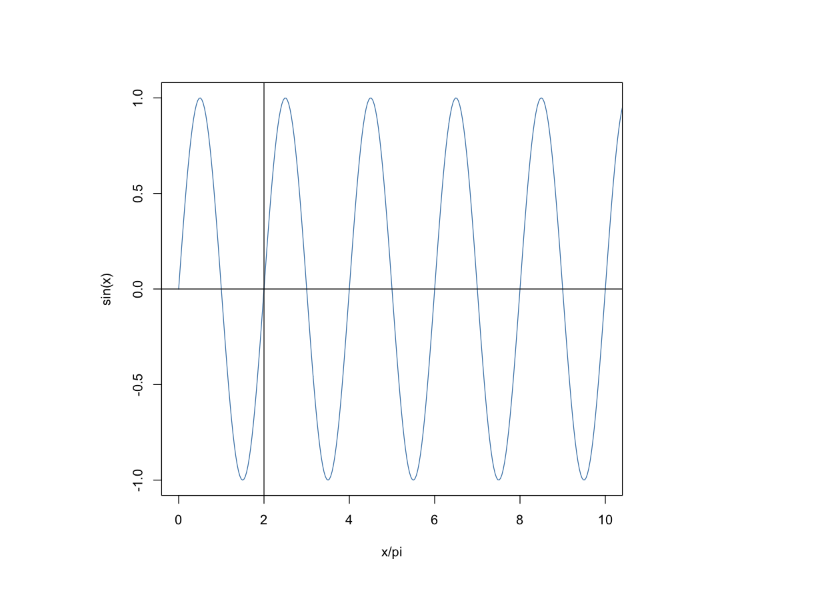
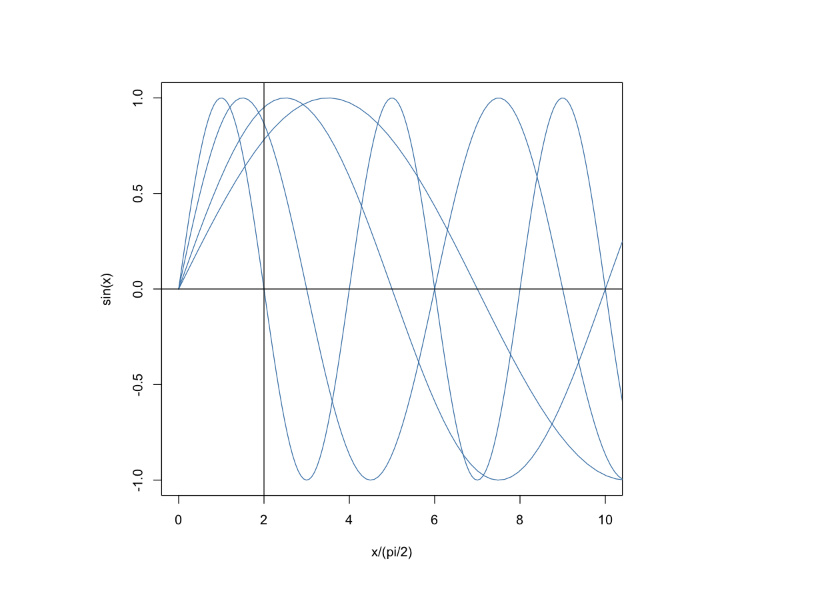
Before and after one commit to cc2qe/prime, a Jupyter notebook: waves.ipynb, the cells around one changed output. Drawn from its saved outputs; the diff is of its cells as text; code cells hidden in the pictures.

```diff
--- a/waves.ipynb
+++ b/waves.ipynb
@@ -2,9 +2,16 @@
 x <- seq(0,100*pi,0.1)
 # %%
 mypal <- c('steelblue', 'indianred')
-# %%
-plot(x/pi, sin(x), xlim=c(0,10), type='l', col=mypal[1])
-abline(v=2)
-abline(h=0)
-# %% [output]
-[figure, removed]
+# %%
+plot(x/(pi/2), sin(x), xlim=c(0,10), type='l', col=mypal[1])
+points(x/(pi/3), sin(x), xlim=c(0,10), type='l', col=mypal[1])
+points(x/(pi/5), sin(x), xlim=c(0,10), type='l', col=mypal[1])
+points(x/(pi/7), sin(x), xlim=c(0,10), type='l', col=mypal[1])
+
+abline(h=0)
+for (i in 1:10) {
+    abline(v=2)
+
+}
+# %% [output]
+[figure, added]
```
